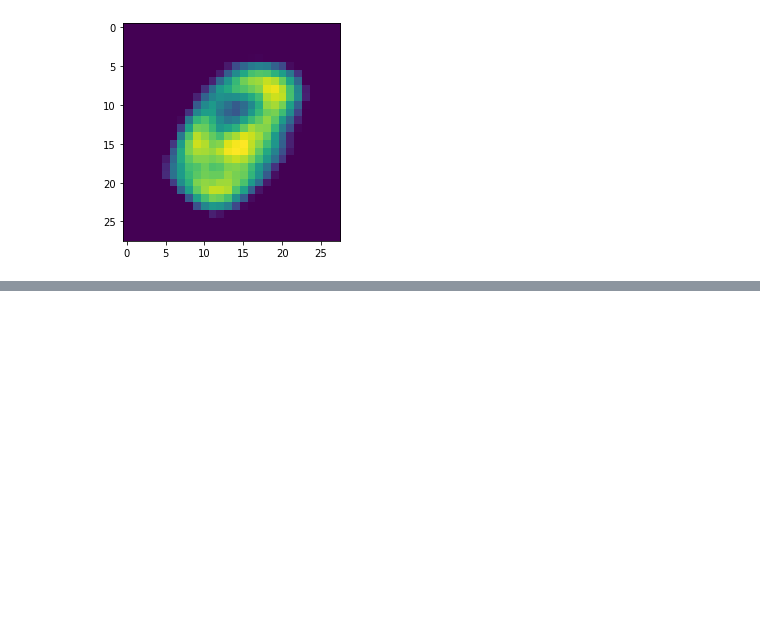
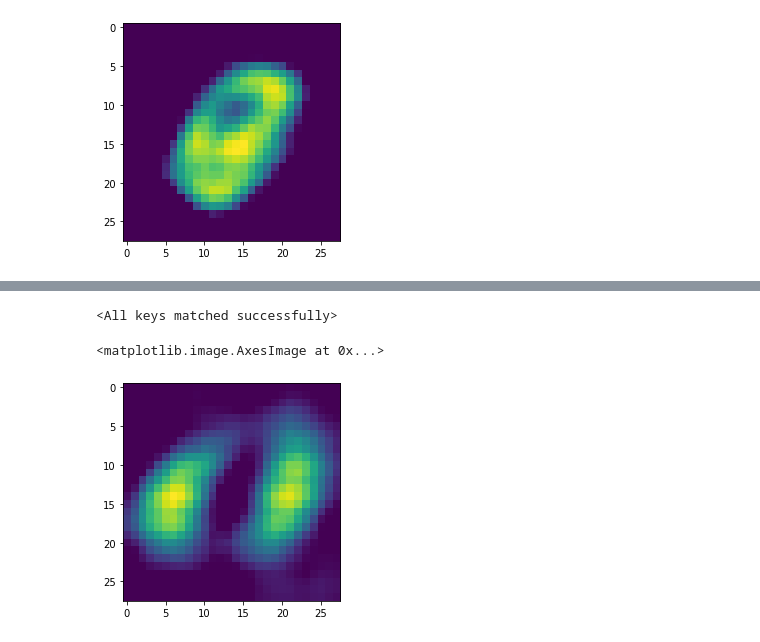
Before and after one commit to dungscout96/deep-representation-learning-EEG, a Jupyter notebook: VAE-testMNIST.ipynb, the cells around one changed output, grey strips where cells are left out. Saved outputs shown, nothing was run; the diff lists cells and outputs as text; code cells hidden in the pictures; blank space fills up the shorter version.

```diff
--- a/VAE-testMNIST.ipynb
+++ b/VAE-testMNIST.ipynb
@@ -334,2 +331,12 @@ plt.plot(loss_values)
 # %%
-torch.save(trained_model.state_dict(),'temp_model_epoch11-30')
+vae = VAE(10)
+vae.load_state_dict(torch.load(f'temp_model_epoch81'))
+# %% [output]
+<All keys matched successfully>
+# %%
+torch.manual_seed(70)
+random_sample = vae.decode(torch.rand((1,10)))
+plt.imshow(torch.squeeze(torch.squeeze(random_sample)).detach())
+# %% [output]
+<matplotlib.image.AxesImage at 0x...>
+[figure, added]
```
Also changed, not shown: parts of 5 cells of this notebook, 1 other file.
